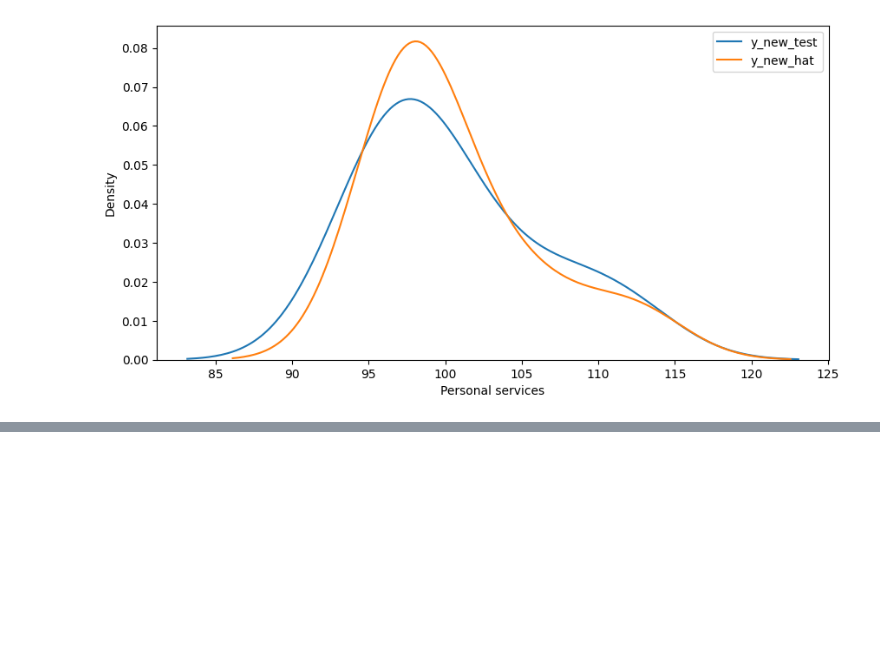
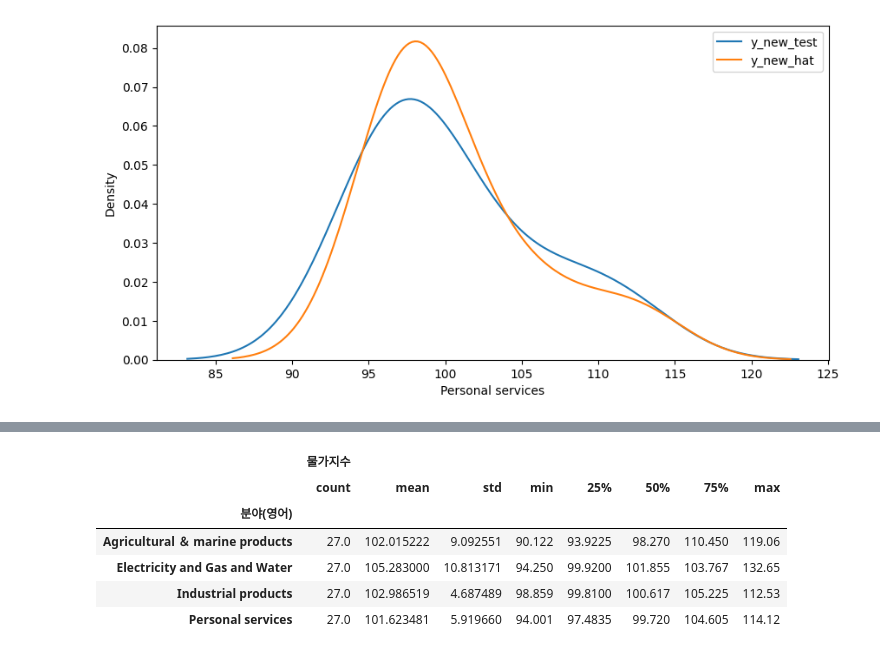
Before and after one commit to yoonseongan/statstat, a Jupyter notebook: openproject.ipynb, the cells around one changed output, grey strips where cells are left out. Saved outputs shown, nothing was run; the diff lists cells and outputs as text; code cells hidden in the pictures; blank space fills up the shorter version.

```diff
--- a/openproject.ipynb
+++ b/openproject.ipynb
@@ -615,0 +739,6 @@ plt.show() #전체적인 회귀
+# %%
+# '물가지수' 열을 숫자로 변환
+df['물가지수'] = pd.to_numeric(df['물가지수'], errors='coerce')
+
+# 변환 후 데이터프레임 정보 확인
+print(df.info())
@@ -615,0 +783,10 @@ plt.show() #전체적인 회귀
+# %%
+df.groupby('분야(영어)').describe()
+# %% [output]
+|  | 물가지수 |  |  |  |  |  |  |  |
+|  | count | mean | std | min | 25% | 50% | 75% | max |
+| 분야(영어) |  |  |  |  |  |  |  |  |
+| Agricultural ＆ marine products | 27.0 | 102.015222 | 9.092551 | 90.122 | 93.9225 | 98.270 | 110.450 | 119.06 |
+| Electricity and Gas and Water | 27.0 | 105.283000 | 10.813171 | 94.250 | 99.9200 | 101.855 | 103.767 | 132.65 |
+| Industrial products | 27.0 | 102.986519 | 4.687489 | 98.859 | 99.8100 | 100.617 | 105.225 | 112.53 |
+| Personal services | 27.0 | 101.623481 | 5.919660 | 94.001 | 97.4835 | 99.720 | 104.605 | 114.12 |
```
Also changed, not shown: parts of 24 cells of this notebook, 1 other file.
